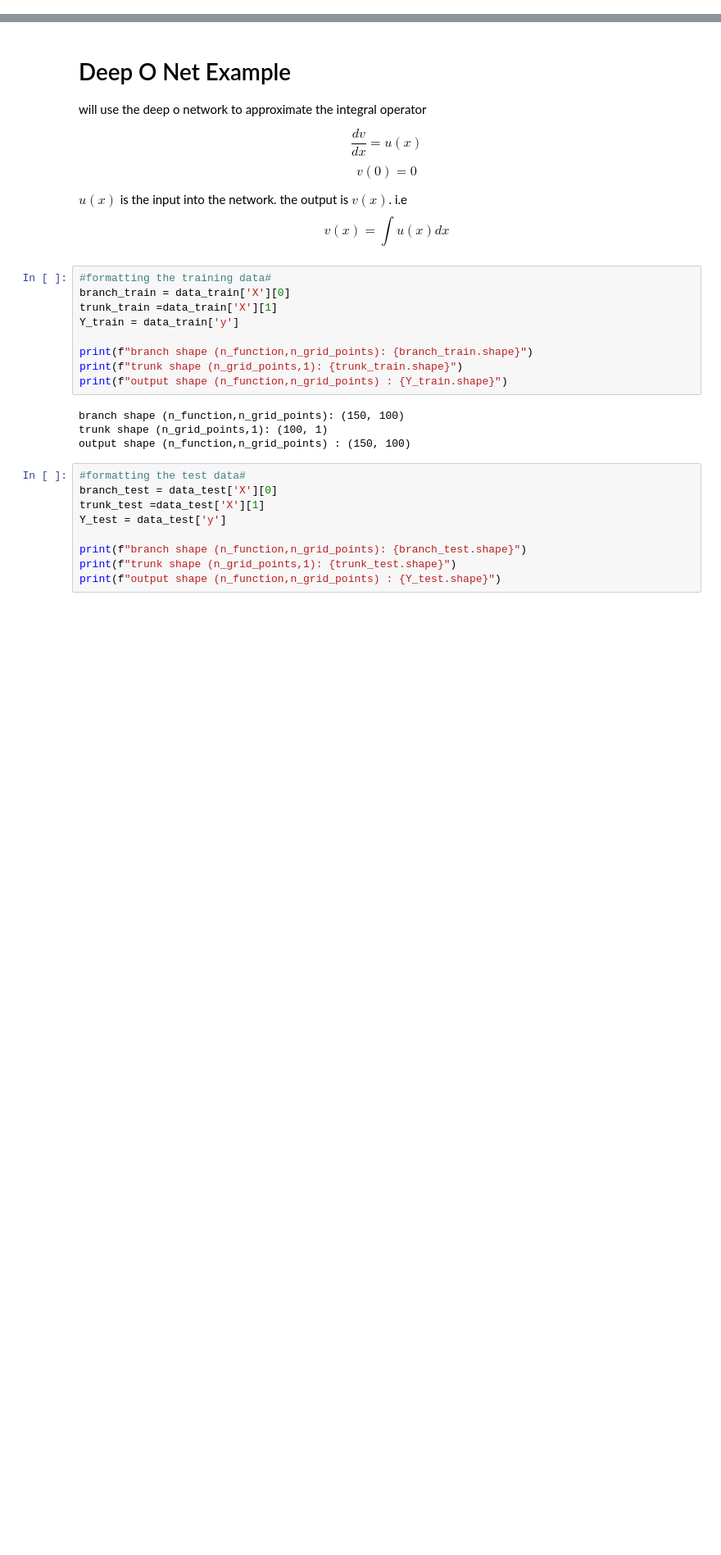
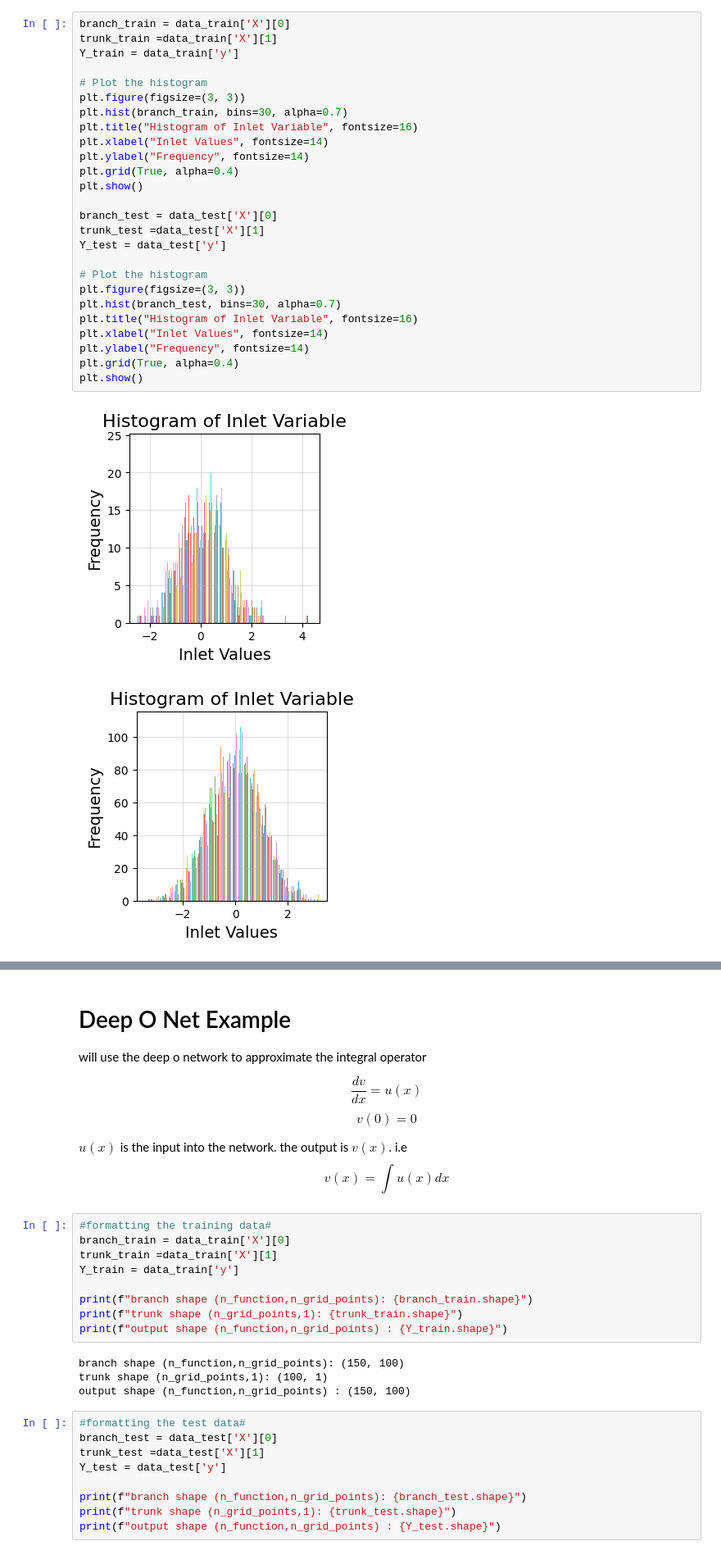
Before and after one commit to jcabbasi/SCIML2024workshop, a Jupyter notebook: tut3_DeepONet.ipynb, the cells around one changed output, grey strips where cells are left out. Shown: that part at 82% size. Cells and saved outputs as stored; diff of their text form; blank space fills up the shorter version.

```diff
--- a/tut3_DeepONet.ipynb
+++ b/tut3_DeepONet.ipynb
@@ -98,0 +94,29 @@ operable program or batch file.
+# %%
+branch_train = data_train['X'][0]
+trunk_train =data_train['X'][1]
+Y_train = data_train['y']
+
+# Plot the histogram
+plt.figure(figsize=(3, 3))
+plt.hist(branch_train, bins=30, alpha=0.7)
+plt.title("Histogram of Inlet Variable", fontsize=16)
+plt.xlabel("Inlet Values", fontsize=14)
+plt.ylabel("Frequency", fontsize=14)
+plt.grid(True, alpha=0.4)
+plt.show()
+
+branch_test = data_test['X'][0]
+trunk_test =data_test['X'][1]
+Y_test = data_test['y']
+
+# Plot the histogram
+plt.figure(figsize=(3, 3))
+plt.hist(branch_test, bins=30, alpha=0.7)
+plt.title("Histogram of Inlet Variable", fontsize=16)
+plt.xlabel("Inlet Values", fontsize=14)
+plt.ylabel("Frequency", fontsize=14)
+plt.grid(True, alpha=0.4)
+plt.show()
+# %% [output]
+[figure, added]
+[figure, added]
```
Also changed, not shown: parts of 11 cells of this notebook, 9 other files.
